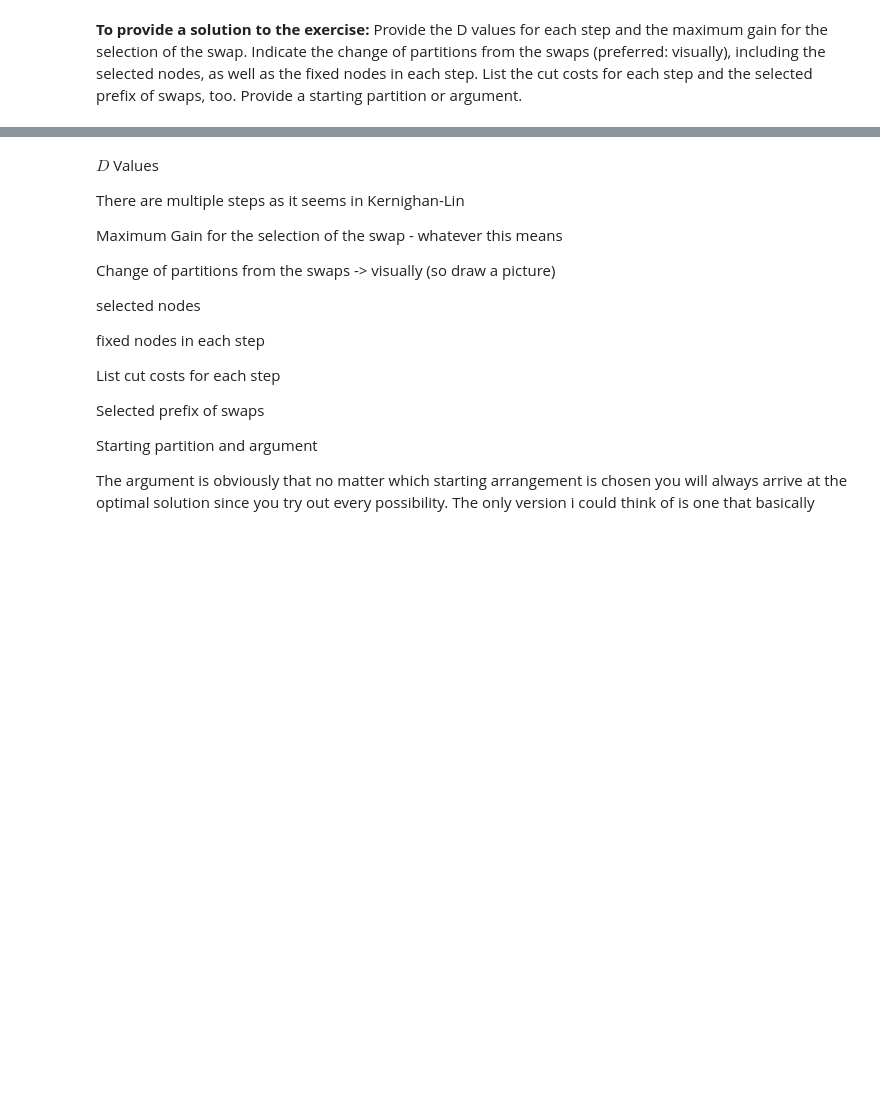
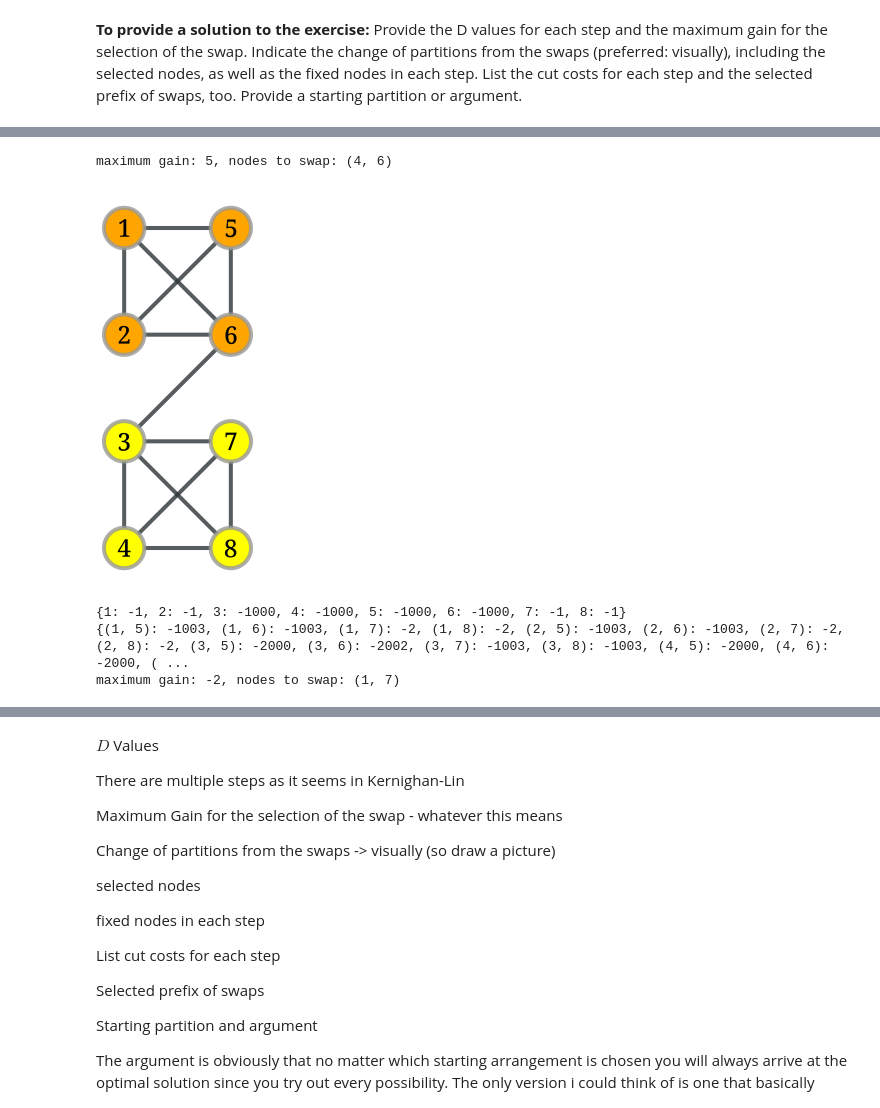
Before and after one commit to flupppi/EiPy, a Jupyter notebook: nbs/02_netana_ex04.ipynb, the cells around one changed output, grey strips where cells are left out. Cells and saved outputs as stored; diff of their text form; code cells hidden in the pictures; blank space fills up the shorter version.

```diff
--- a/nbs/02_netana_ex04.ipynb
+++ b/nbs/02_netana_ex04.ipynb
@@ -50,0 +179,15 @@ Provide the D values for each step and the maximum gain for the selection of the
+# %%
+def new_d(x, a, b):
+    return d[x] + 2*c(x, a) - 2*c(x, b)
+# %%
+d_new = {
+    1: new_d(1, 3, 5),
+    2: new_d(2, 3, 5),
+    3: -1000,
+    4: new_d(4, 3, 5),
+    5: -1000,
+    6: new_d(6, 5, 3),
+    7: new_d(7, 5, 3),
+    8: new_d(8, 5, 3),
+}
+d_new
@@ -50,0 +196,3 @@ Provide the D values for each step and the maximum gain for the selection of the
+# %%
+gains = compute_gains(d_new)
+gains
@@ -50,0 +216,27 @@ Provide the D values for each step and the maximum gain for the selection of the
+# %%
+max_gain, max_gain_index = compute_max_gain(gains)
+# %% [output]
+maximum gain: 5, nodes to swap: (4, 6)
+# %%
+swap_nodes(max_gain_index[0], max_gain_index[1])
+# %% [output]
+[figure, added]
+# %%
+d_new_new = {
+    1: new_d(1, 4, 6),
+    2: new_d(2, 4, 6),
+    3: -1000,
+    4: -1000,
+    5: -1000,
+    6: -1000,
+    7: new_d(7, 6, 4),
+    8: new_d(8, 6, 4),
+}
+print(d_new_new)
+gains = compute_gains(d_new_new)
+print(gains)
+max_gain, max_gain_index = compute_max_gain(gains)
+# %% [output]
+{1: -1, 2: -1, 3: -1000, 4: -1000, 5: -1000, 6: -1000, 7: -1, 8: -1}
+{(1, 5): -1003, (1, 6): -1003, (1, 7): -2, (1, 8): -2, (2, 5): -1003, (2, 6): -1003, (2, 7): -2, (2, 8): -2, (3, 5): -2000, (3, 6): -2002, (3, 7): -1003, (3, 8): -1003, (4, 5): -2000, (4, 6): -2000, ( ...
+maximum gain: -2, nodes to swap: (1, 7)
```
Also changed, not shown: parts of 28 cells of this notebook, 2 other files.
